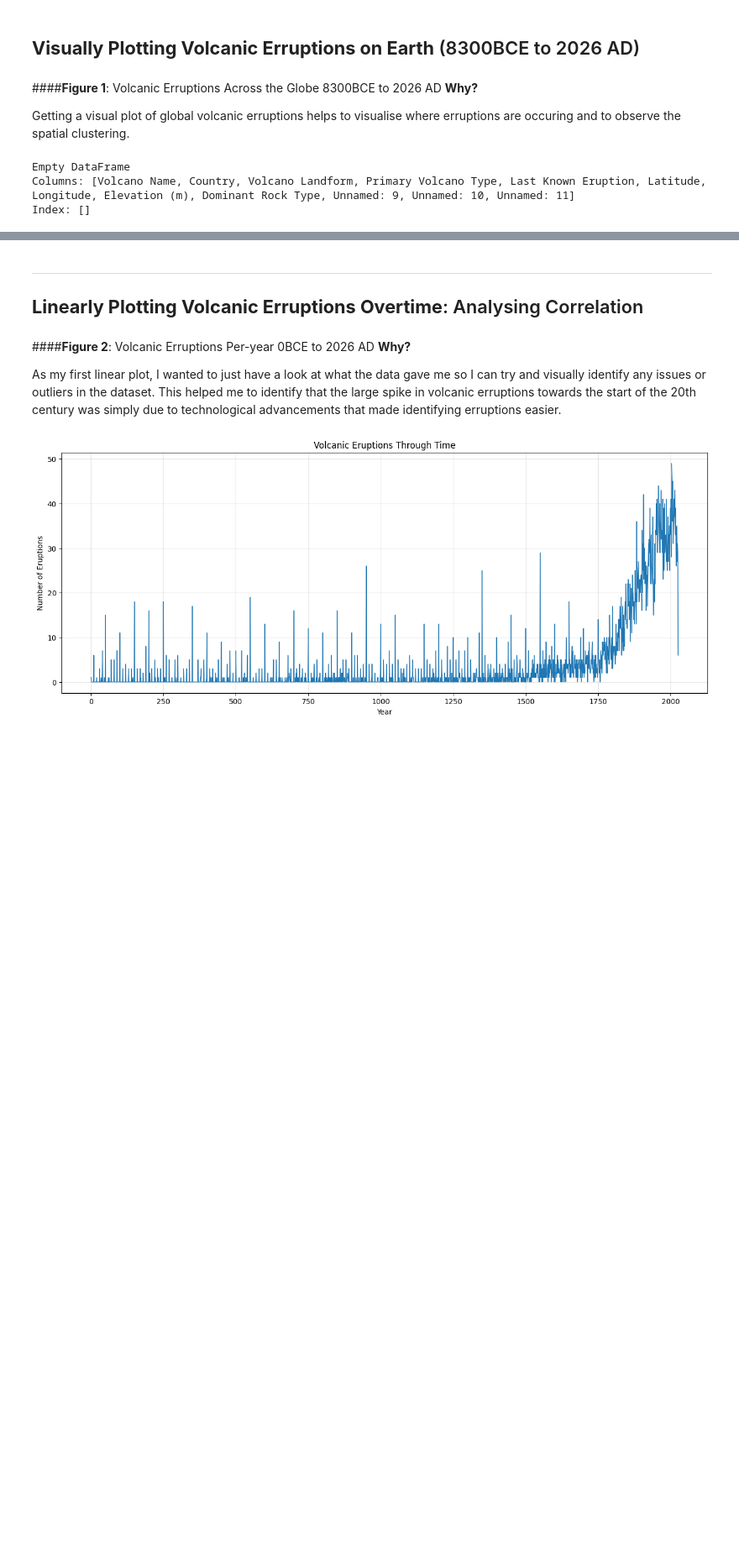
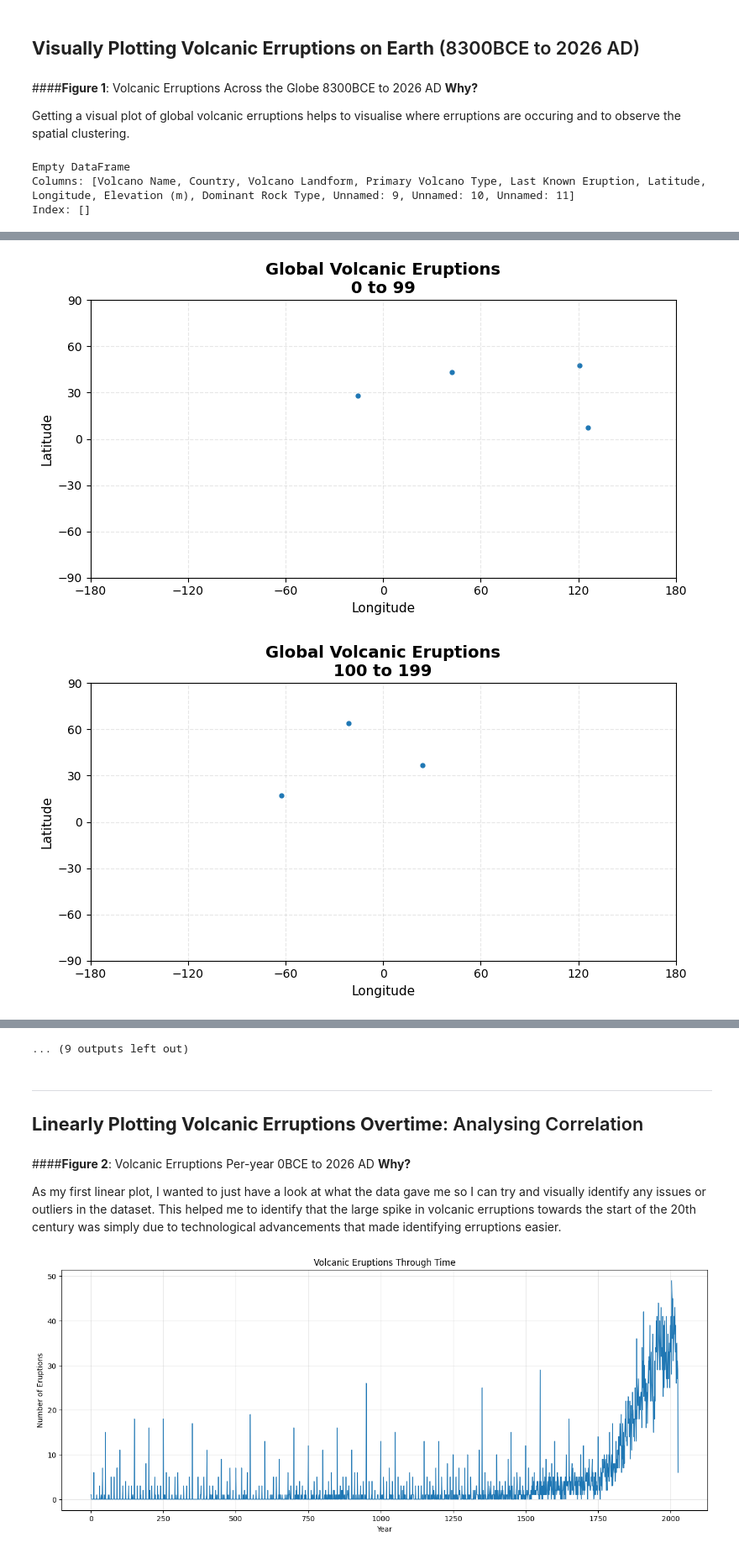
Before and after one commit to Frederque/EMSC2010_IndividualProject_Volcanoes-, a Jupyter notebook: emsc2010_individualproject_volcanoes_draft2.ipynb, the cells around one changed output, grey strips where cells are left out. Shown at 84% size. Saved outputs shown, nothing was run; the diff lists cells and outputs as text; code cells hidden in the pictures; blank space fills up the shorter version.

```diff
--- a/emsc2010_individualproject_volcanoes_draft2.ipynb
+++ b/emsc2010_individualproject_volcanoes_draft2.ipynb
@@ -439,0 +440,77 @@ Further trying to visualise if there is a time-spatial relationship between volc
+# %%
+import pandas as pd
+import numpy as np
+import matplotlib.pyplot as plt
+import re
+
+# Loading Datsets to be used
+
+df = pd.read_excel( "VCLocsV2.xlsx", header=None)
+
+# Use first row as headers
+df.columns = df.iloc[0]
+
+# Remove header row
+df = df[1:]
+
+# Clean column names
+df.columns = df.columns.str.strip()
+
+# Keep required columns
+df = df[["Latitude","Longitude","Last Known Eruption"]]
+
+# Create numeric year column
+df["Year"] = df["Last Known Eruption"].apply(convert_year)
+
+# Remove missing years
+df = df.dropna(subset=["Year"])
+
+# Convert to integer
+df["Year"] = df["Year"].astype(int)
+
+# Creating Groups
+
+df["Year Group"] = ((df["Year"] // 100) * 100)
+
+# Unique groups
+groups = sorted(df["Year Group"].unique())
+
+# Creating seperate maps
+for group in groups:
+
+    subset = df[df["Year Group"] == group ]
+
+    # Create smaller figure
+    plt.figure(figsize=(8, 4.5))
+
+    # Plot eruptions
+    plt.scatter(subset["Longitude"],subset["Latitude"], s=12)
+
+    # Titles and headings
+    plt.title( f"Global Volcanic Eruptions\n{group} to {group + 99}",fontsize=14, fontweight="bold")
+
+    # Axis labels
+    plt.xlabel( "Longitude",fontsize=11)
+
+    plt.ylabel(  "Latitude",fontsize=11)
+
+    # Axis limits
+    plt.xlim(-180, 180)
+    plt.ylim(-90, 90)
+
+    # Tick formatting
+    plt.xticks([-180, -120, -60, 0, 60, 120, 180])
+
+    plt.yticks([-90, -60, -30, 0, 30, 60, 90])
+
+    # Grid
+    plt.grid( alpha=0.3,linestyle="--")
+
+    # Improve spacing
+    plt.tight_layout()
+
+    # Show graph
+    plt.show()
+# %% [output]
+[figure, added]
+[figure, added]
@@ -440,3 +527,4 @@ Further trying to visualise if there is a time-spatial relationship between volc
+... (9 outputs left out)
 # %% [markdown]
 
 
```
Also changed, not shown: parts of 31 cells of this notebook.
